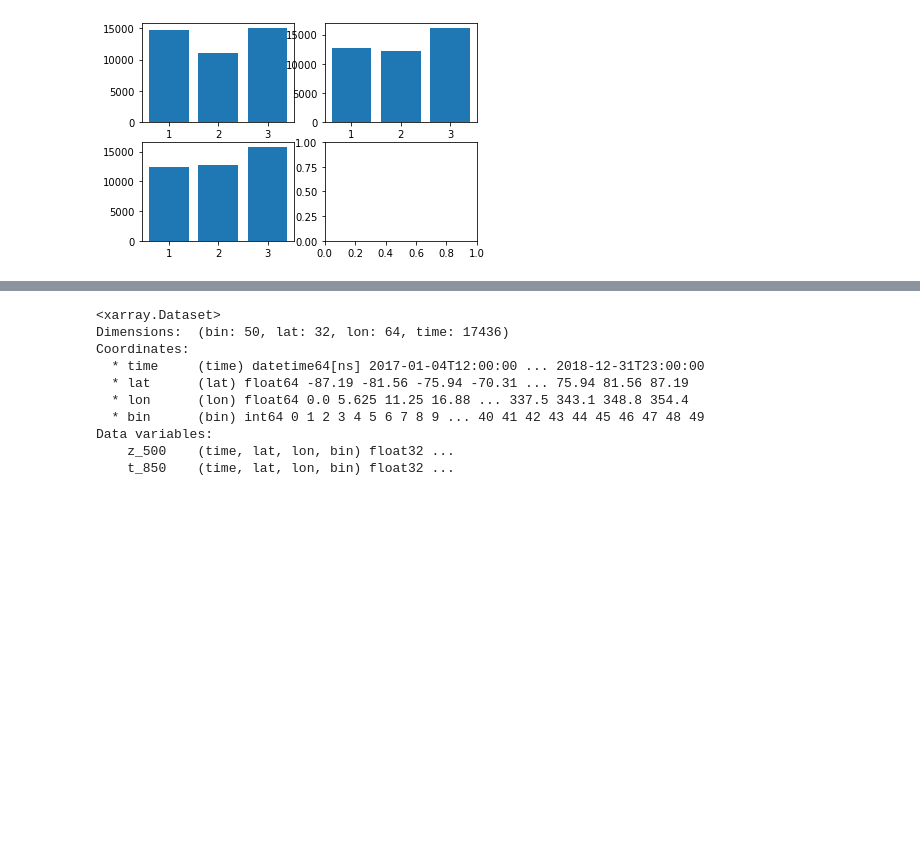
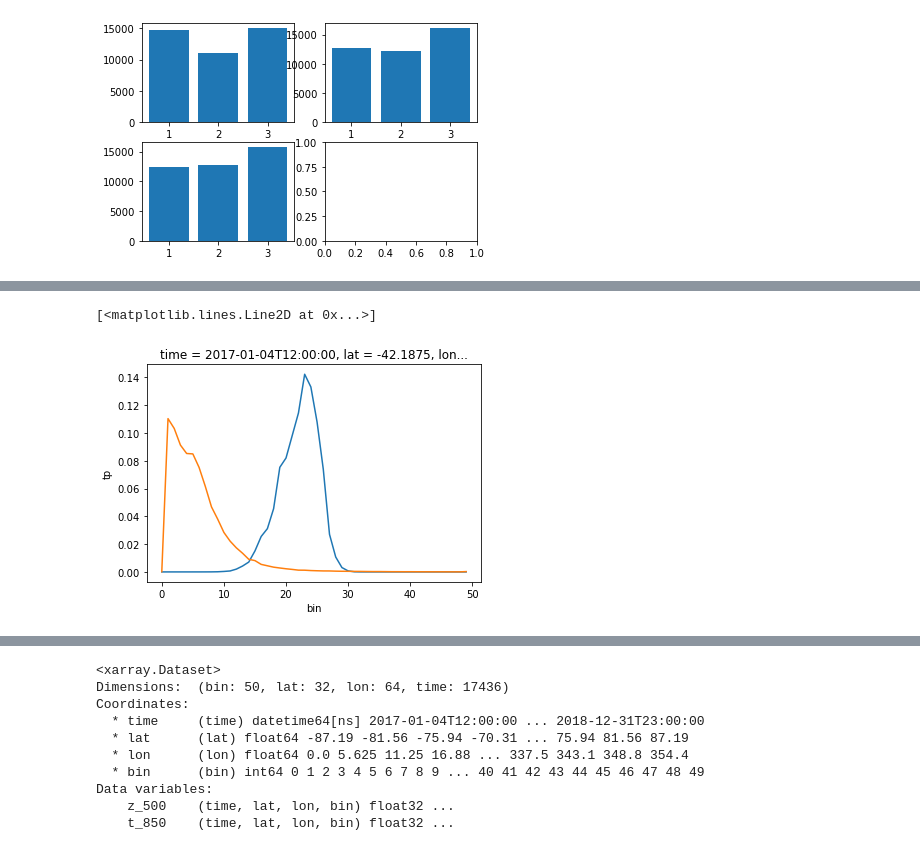
Before and after one commit to sagar-garg/WeatherBench, a Jupyter notebook: nbs_probabilistic/all-scores-comparison.ipynb, the cells around one changed output, grey strips where cells are left out. Cells and saved outputs as stored; diff of their text form; code cells hidden in the pictures; blank space fills up the shorter version.

```diff
--- a/nbs_probabilistic/all-scores-comparison.ipynb
+++ b/nbs_probabilistic/all-scores-comparison.ipynb
@@ -703,0 +802,7 @@ axs[1,0].bar(range(1,pred.t2m.values.shape[0]+2), result_t2m[0])
+# %%
+preds_cat = xr.merge([
+    xr.open_dataset(f'{pred_save_dir}P/006-resnet_d3_z_3d_cat.nc'),
+    xr.open_dataset(f'{pred_save_dir}P/007-resnet_d3_t_3d_cat.nc'),
+    xr.open_dataset(f'{pred_save_dir}P/0078resnet_d3_t2m_3d_cat.nc'),
+    xr.open_dataset(f'{pred_save_dir}P/009-resnet_d3_tp_3d_cat.nc'),
+]).isel(time=slice(0, None, 12))
@@ -703,0 +824,7 @@ axs[1,0].bar(range(1,pred.t2m.values.shape[0]+2), result_t2m[0])
+# %%
+time = '2017-01-04T12:00:00'
+preds_cat.z.sel(time=time).isel(lat=8, lon=16).plot()
+preds_cat.tp.sel(time=time).isel(lat=8, lon=16).plot()
+# %% [output]
+[<matplotlib.lines.Line2D at 0x...>]
+[figure, added]
```
Also changed, not shown: parts of 47 cells of this notebook.
